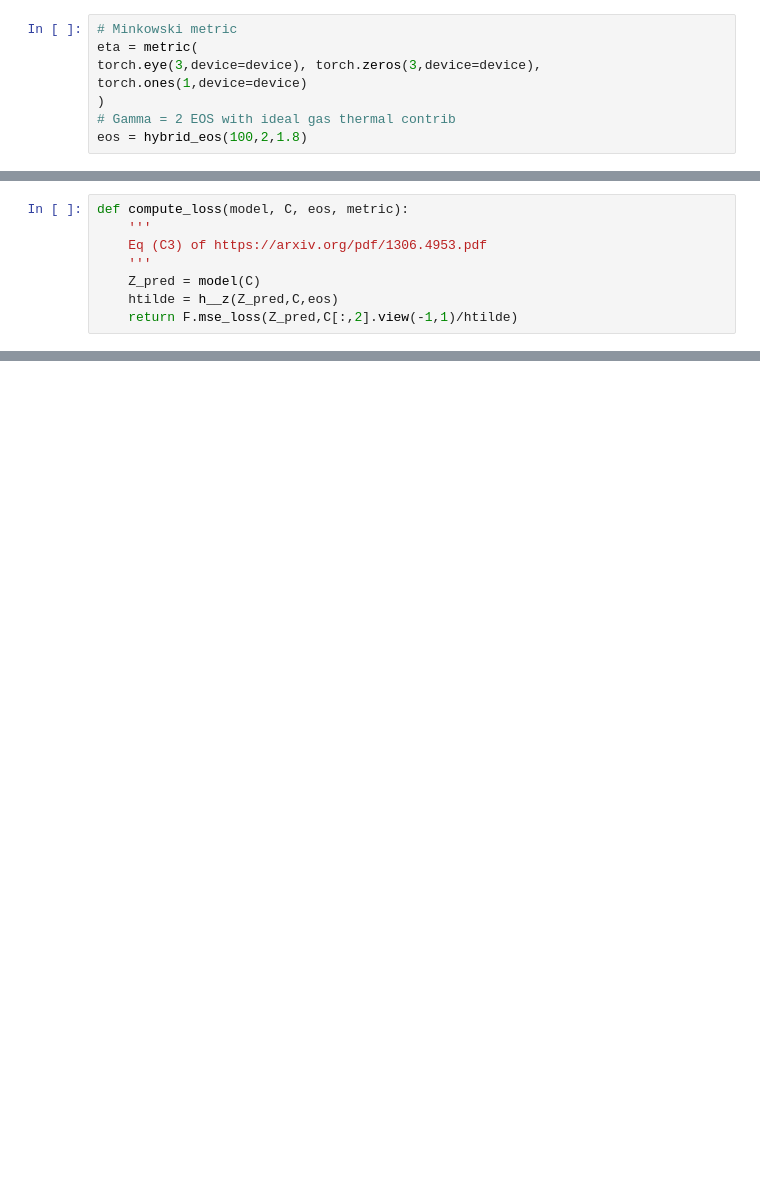
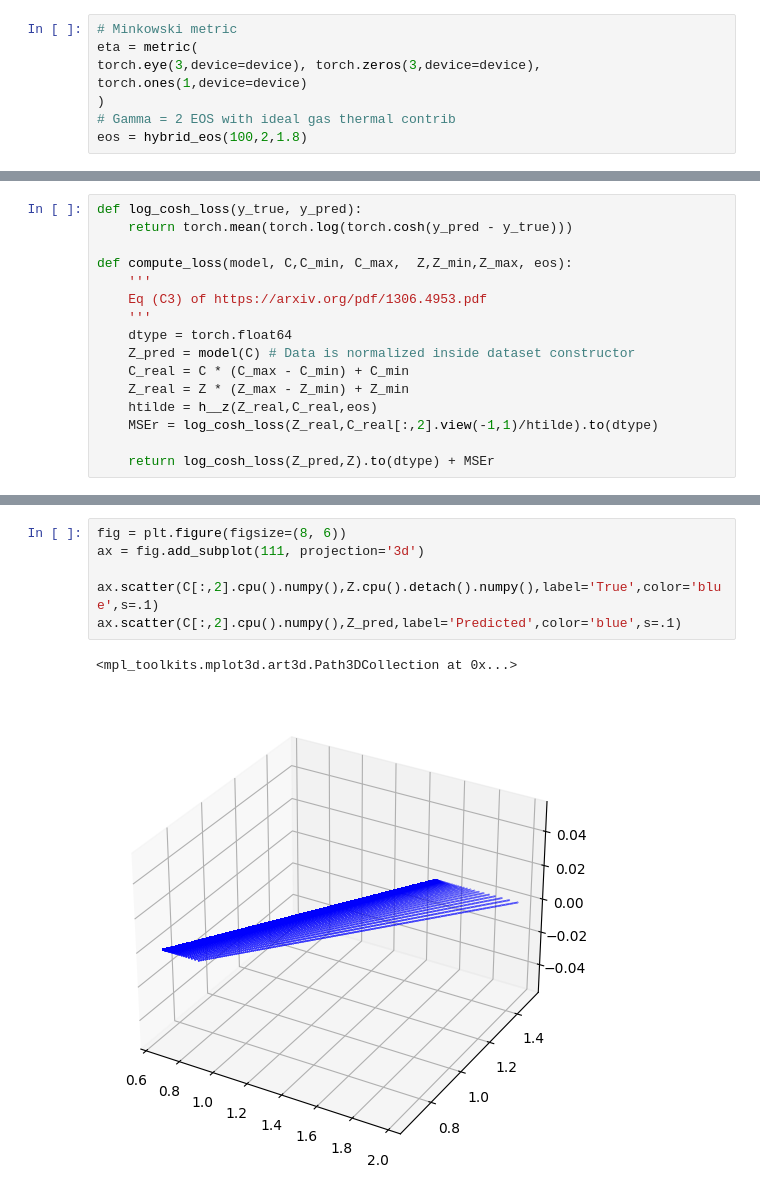
Before and after one commit to carlomusolino/c2p_ML, a Jupyter notebook: c2p_ML_oned.ipynb, the cells around one changed output, grey strips where cells are left out. Cells and saved outputs as stored; diff of their text form; blank space fills up the shorter version.

```diff
--- a/c2p_ML_oned.ipynb
+++ b/c2p_ML_oned.ipynb
@@ -175,9 +346,17 @@ tensor(1.9637e-13, device='cuda:0')
 # %%
-def compute_loss(model, C, eos, metric):
+def log_cosh_loss(y_true, y_pred):
+    return torch.mean(torch.log(torch.cosh(y_pred - y_true)))
+
+def compute_loss(model, C,C_min, C_max,  Z,Z_min,Z_max, eos):
     '''
     Eq (C3) of https://arxiv.org/pdf/1306.4953.pdf
     '''
-    Z_pred = model(C)
-    htilde = h__z(Z_pred,C,eos)
-    return F.mse_loss(Z_pred,C[:,2].view(-1,1)/htilde)
+    dtype = torch.float64
+    Z_pred = model(C) # Data is normalized inside dataset constructor
+    C_real = C * (C_max - C_min) + C_min
+    Z_real = Z * (Z_max - Z_min) + Z_min
+    htilde = h__z(Z_real,C_real,eos)
+    MSEr = log_cosh_loss(Z_real,C_real[:,2].view(-1,1)/htilde).to(dtype)
+
+    return log_cosh_loss(Z_pred,Z).to(dtype) + MSEr
 # %%
@@ -292,0 +526,9 @@ X,Y,Z = torch.meshgrid(x,y,z)
+# %%
+fig = plt.figure(figsize=(8, 6))
+ax = fig.add_subplot(111, projection='3d')
+
+ax.scatter(C[:,2].cpu().numpy(),Z.cpu().detach().numpy(),label='True',color='blue',s=.1)
+ax.scatter(C[:,2].cpu().numpy(),Z_pred,label='Predicted',color='blue',s=.1)
+# %% [output]
+<mpl_toolkits.mplot3d.art3d.Path3DCollection at 0x...>
+[figure, added]
```
Also changed, not shown: parts of 35 cells of this notebook, 26 other files.
